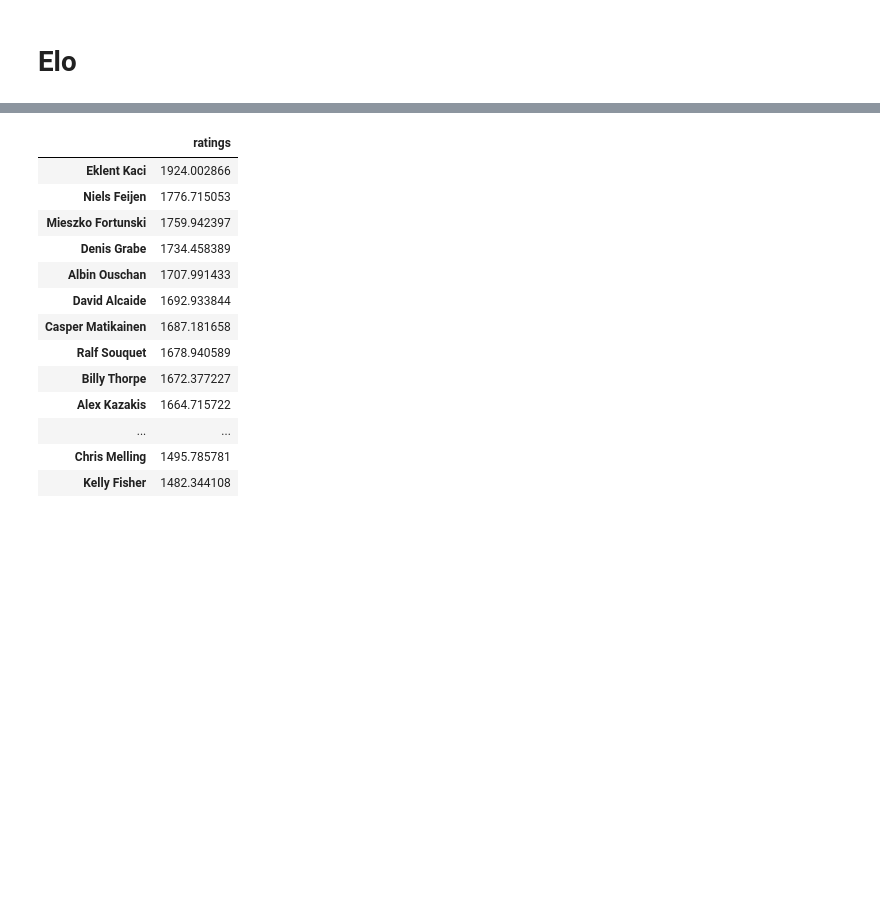
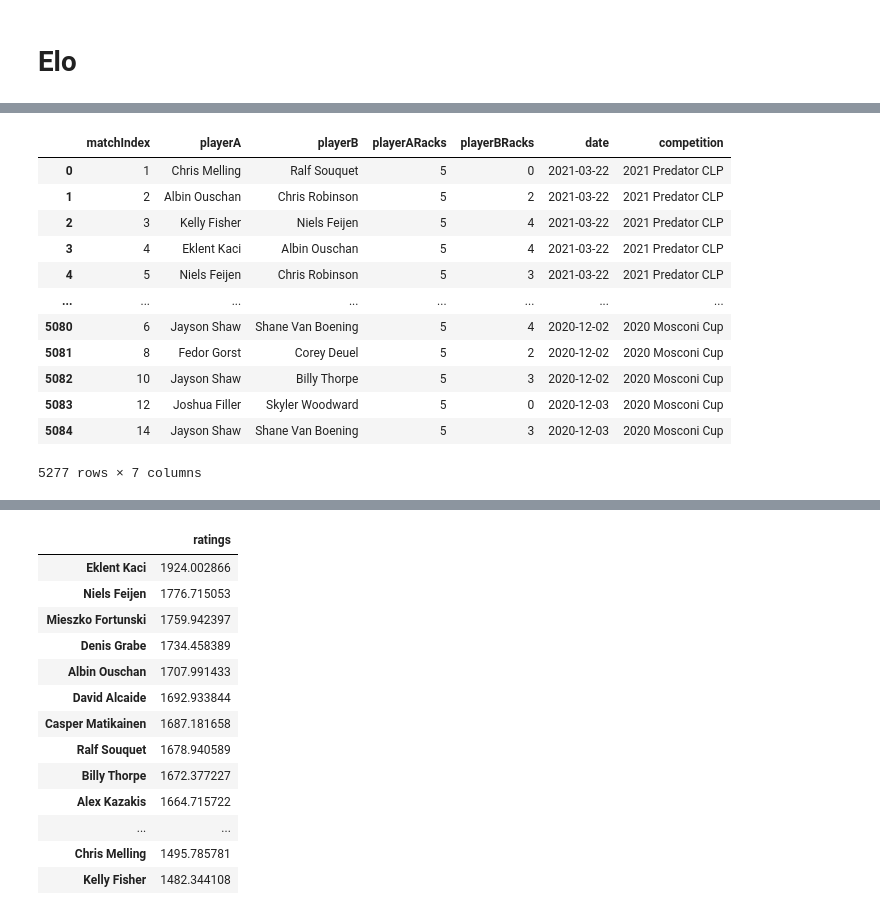
Before and after one commit to sethbilliau/SportsAnalytics, a Jupyter notebook: final/poolseth.ipynb, the cells around one changed output, grey strips where cells are left out. Saved outputs shown, nothing was run; the diff lists cells and outputs as text; code cells hidden in the pictures; blank space fills up the shorter version.

```diff
--- a/final/poolseth.ipynb
+++ b/final/poolseth.ipynb
@@ -82,0 +87,17 @@ fulldf
+# %%
+alldf = pd.concat([val_data, fulldf])
+alldf
+# %% [output]
+|  | matchIndex | playerA | playerB | playerARacks | playerBRacks | date | competition |
+| 0 | 1 | Chris Melling | Ralf Souquet | 5 | 0 | 2021-03-22 | 2021 Predator CLP |
+| 1 | 2 | Albin Ouschan | Chris Robinson | 5 | 2 | 2021-03-22 | 2021 Predator CLP |
+| 2 | 3 | Kelly Fisher | Niels Feijen | 5 | 4 | 2021-03-22 | 2021 Predator CLP |
+| 3 | 4 | Eklent Kaci | Albin Ouschan | 5 | 4 | 2021-03-22 | 2021 Predator CLP |
+| 4 | 5 | Niels Feijen | Chris Robinson | 5 | 3 | 2021-03-22 | 2021 Predator CLP |
+| ... | ... | ... | ... | ... | ... | ... | ... |
+| 5080 | 6 | Jayson Shaw | Shane Van Boening | 5 | 4 | 2020-12-02 | 2020 Mosconi Cup |
+| 5081 | 8 | Fedor Gorst | Corey Deuel | 5 | 2 | 2020-12-02 | 2020 Mosconi Cup |
+| 5082 | 10 | Jayson Shaw | Billy Thorpe | 5 | 3 | 2020-12-02 | 2020 Mosconi Cup |
+| 5083 | 12 | Joshua Filler | Skyler Woodward | 5 | 0 | 2020-12-03 | 2020 Mosconi Cup |
+| 5084 | 14 | Jayson Shaw | Shane Van Boening | 5 | 3 | 2020-12-03 | 2020 Mosconi Cup |
+5277 rows × 7 columns
```
Also changed, not shown: parts of 11 cells of this notebook, 1 other file.
